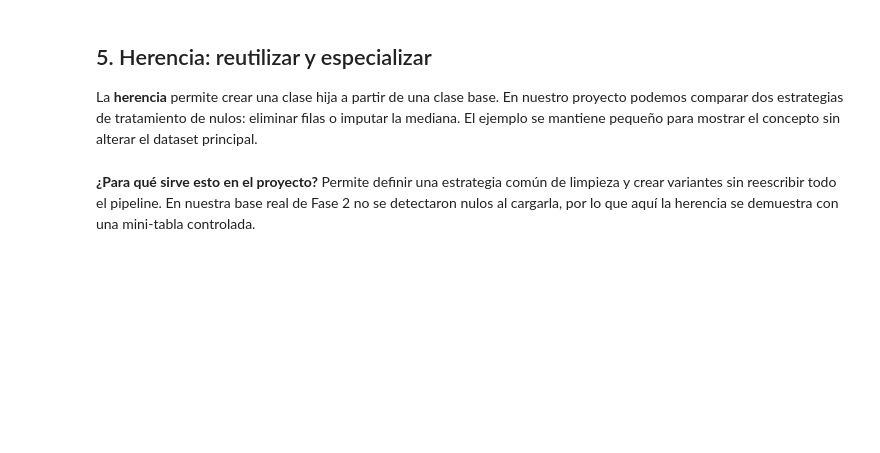
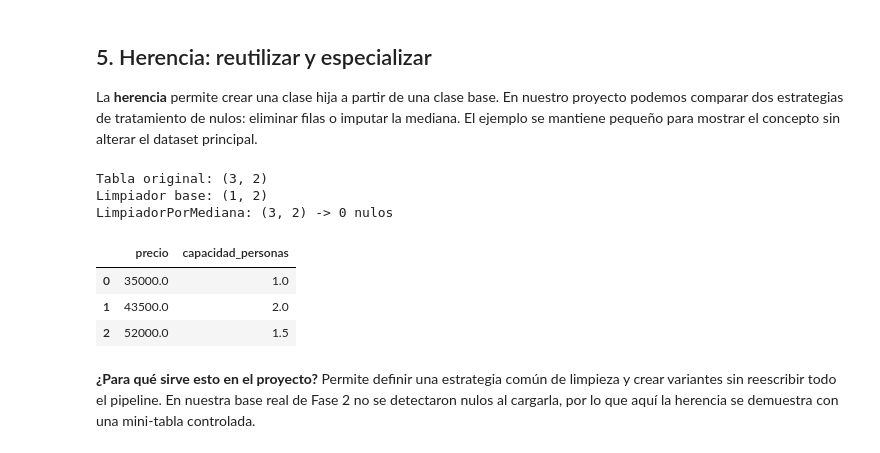
Before and after one commit to Alfredoabraham/proyecto-grupo3-mcdi500, a Jupyter notebook: F3/notebooks/F3_S02_POO_Airbnb_Grupo3_.ipynb, the cells around one changed output. Saved outputs shown, nothing was run; the diff lists cells and outputs as text; code cells hidden in the pictures; blank space fills up the shorter version.

```diff
--- a/F3/notebooks/F3_S02_POO_Airbnb_Grupo3_.ipynb
+++ b/F3/notebooks/F3_S02_POO_Airbnb_Grupo3_.ipynb
@@ -254,30 +329,38 @@ La **herencia** permite crear una clase hija a partir de una clase base. En nues
 # %%
 class Limpiador:
     """Clase base: elimina filas que tengan algún nulo."""
     def limpiar(self, df):
         return df.dropna()
 
 
 class LimpiadorPorMediana(Limpiador):
     """Clase hija: rellena nulos numéricos con la mediana."""
     def limpiar(self, df):
         df = df.copy()
         for columna in df.select_dtypes(include="number").columns:
             df[columna] = df[columna].fillna(df[columna].median())
         return df
 
 
 # Ejemplo simple inspirado en variables del proyecto Airbnb
 mini = pd.DataFrame({
     "precio": [35000.0, np.nan, 52000.0],
-    "accommodates": [1.0, 2.0, np.nan]
+    "capacidad_personas": [1.0, 2.0, np.nan]
 })
 print("Tabla original:", mini.shape)
 print("Limpiador base:", Limpiador().limpiar(mini).shape)
 resultado_mediana = LimpiadorPorMediana().limpiar(mini)
 print("LimpiadorPorMediana:", resultado_mediana.shape,
       "->", int(resultado_mediana.isna().sum().sum()), "nulos")
 resultado_mediana
+# %% [output]
+Tabla original: (3, 2)
+Limpiador base: (1, 2)
+LimpiadorPorMediana: (3, 2) -> 0 nulos
+|  | precio | capacidad_personas |
+| 0 | 35000.0 | 1.0 |
+| 1 | 43500.0 | 2.0 |
+| 2 | 52000.0 | 1.5 |
 # %% [markdown]
 **¿Para qué sirve esto en el proyecto?** Permite definir una estrategia común de limpieza y crear variantes sin reescribir todo el pipeline. En nuestra base real de Fase 2 no se detectaron nulos al cargarla, por lo que aquí la herencia se demuestra con una mini-tabla controlada.
 # %% [markdown]
```
Also changed, not shown: parts of 12 cells of this notebook.
